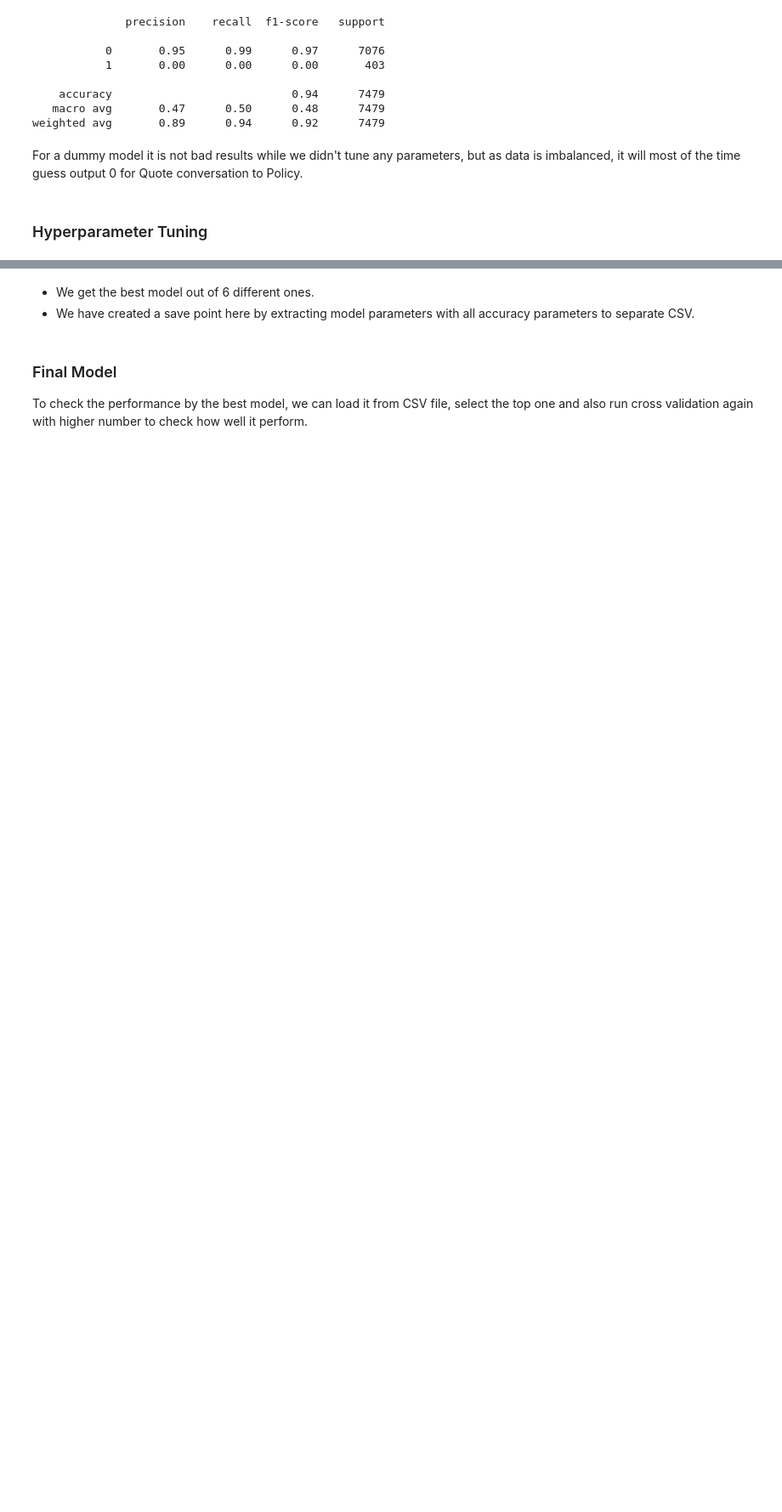
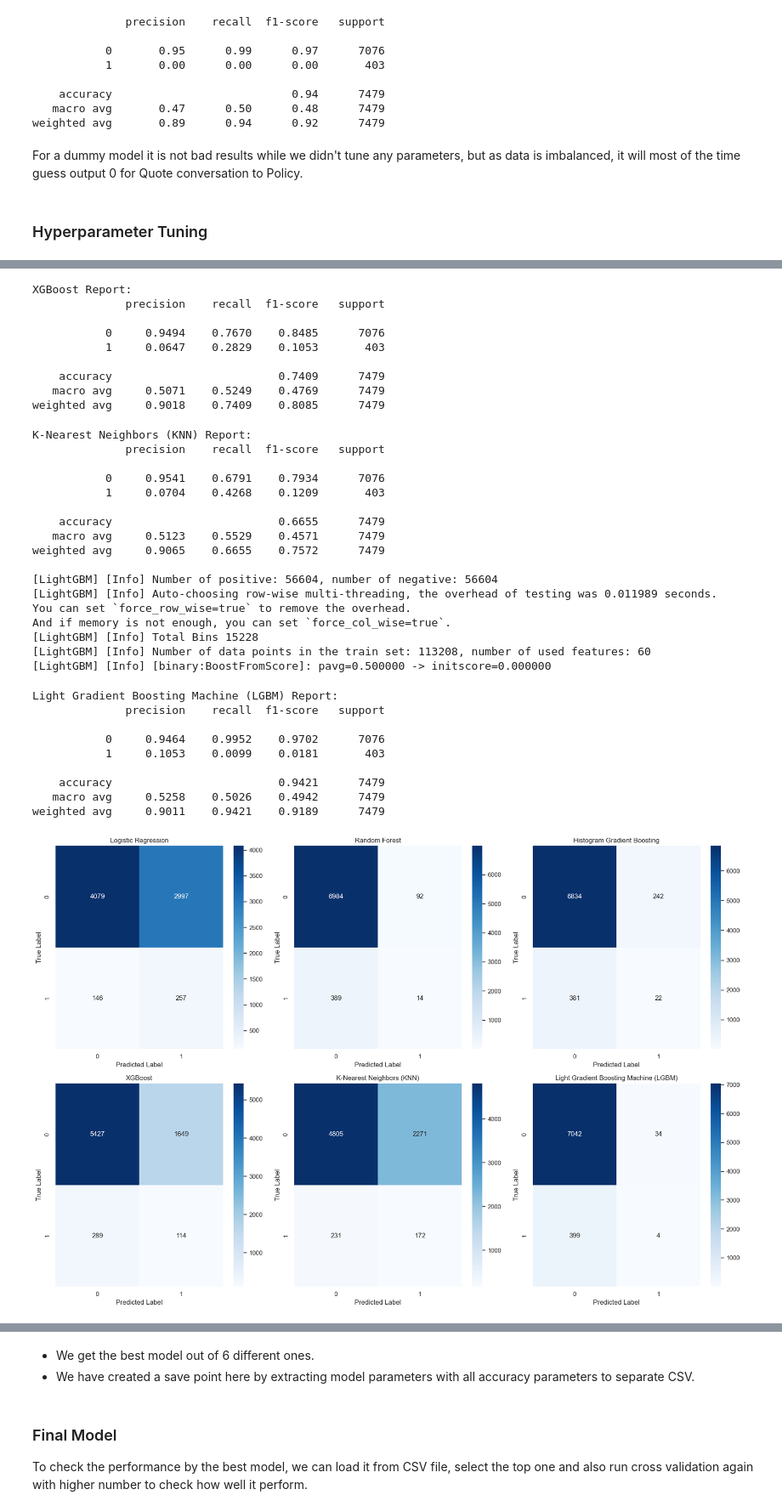
Before and after one commit to Riciokzz/motor-insurance-conversion, a Jupyter notebook: Motor Insurance Conversion Modelling.ipynb, the cells around one changed output, grey strips where cells are left out. Shown at 85% size. Cells and saved outputs as stored; diff of their text form; code cells hidden in the pictures; blank space fills up the shorter version.

```diff
--- a/Motor Insurance Conversion Modelling.ipynb
+++ b/Motor Insurance Conversion Modelling.ipynb
@@ -525,11 +546,13 @@ plt.tight_layout();
 # %%
 df_train_merge = df_train_merge.drop(
     ["ACCIDENTS_LOCAL", "ACCIDENTS_ABROAD", "DRIVING_EXPERIENCE",
-     "POWER", "WEIGHT", "ENGINE_SIZE", "TOTAL_ACCIDENTS"],
+     "POWER", "WEIGHT", "ENGINE_SIZE", "TOTAL_ACCIDENTS",
+     "POWER_PER_LITER", "ACCELERATION"],
     axis=1)
 df_test = df_test.drop(
     ["ACCIDENTS_LOCAL", "ACCIDENTS_ABROAD", "DRIVING_EXPERIENCE",
-     "POWER", "WEIGHT", "ENGINE_SIZE", "TOTAL_ACCIDENTS"],
+     "POWER", "WEIGHT", "ENGINE_SIZE", "TOTAL_ACCIDENTS",
+     "POWER_PER_LITER", "ACCELERATION"],
     axis=1)
 # %%
 plt.figure(figsize=(14, 6))
@@ -570,8 +605,8 @@ In EDA step, we saw that some of the features have widely scaled, so we will use
 # %%
 num_features = [
     "CUSTOMERAGE", "VEHICLEAGE", "SEATS",
-    "YEARLY_ACCIDENTS_PERC", "ACCELERATION",
-    "POWER_PER_LITER", "AGE_START_DRIVING"
+    "YEARLY_ACCIDENTS_PERC", "LOG_ACCELERATION",
+    "LOG_POWER_PER_LITER", "AGE_START_DRIVING"
 ]
 
 cat_features = [
@@ -580,5 +615,6 @@ cat_features = [
     "HAVE_DRIVING_EXPERIENCE", "HAVE_ACCIDENTS"
 ]
 
-ord_features = ["BONUS_MALUS"]
-bonus_malus_order = [["A", "B", "C", "D", "E", "F", "G", "H", "I", "J", "K"]]
+ord_features = ["BONUS_MALUS", "START_DRIVING_GROUP"]
+bonus_malus_order = ["A", "B", "C", "D", "E", "F", "G", "H", "I", "J", "K"]
+start_driving_order = ["too_young", "teen", "young_adult", "adult", "experienced", "senior"]
@@ -650,7 +642,7 @@ def get_preprocessor(scale_numeric=True):
     ord_transformer = Pipeline([
         ("imputer", SimpleImputer(strategy="most_frequent")),
         ("encoder", OrdinalEncoder(
-            categories=bonus_malus_order,
+            categories=[bonus_malus_order, start_driving_order],
             handle_unknown="use_encoded_value",
             unknown_value=-1))
     ])
@@ -777,14 +763,14 @@ for i, (model_name, model) in enumerate(tqdm(ml_models.items(), desc="Training m
         pipeline,
         param_distributions=param_grid,
         n_iter=25,
-        cv=3,
-        scoring="recall",
+        cv=2,
+        scoring="f1",
         verbose=0,
         random_state=42,
-        n_jobs=6
+        n_jobs=min(4, os.cpu_count())
     )
 
-    with parallel_backend("threading"):  # avoids subprocess issues on Windows
+    with parallel_backend("loky"):
         start_time = time.time()
         search.fit(df_train, y_train)
         end_time = time.time()
@@ -848,2 +838,38 @@ Fitting 3 folds for each of 25 candidates, totalling 75 fits
+XGBoost Report:
+              precision    recall  f1-score   support
+
+           0     0.9494    0.7670    0.8485      7076
+           1     0.0647    0.2829    0.1053       403
+
+    accuracy                         0.7409      7479
+   macro avg     0.5071    0.5249    0.4769      7479
+weighted avg     0.9018    0.7409    0.8085      7479
+K-Nearest Neighbors (KNN) Report:
+              precision    recall  f1-score   support
+
+           0     0.9541    0.6791    0.7934      7076
+           1     0.0704    0.4268    0.1209       403
+
+    accuracy                         0.6655      7479
+   macro avg     0.5123    0.5529    0.4571      7479
+weighted avg     0.9065    0.6655    0.7572      7479
+
+[LightGBM] [Info] Number of positive: 56604, number of negative: 56604
+[LightGBM] [Info] Auto-choosing row-wise multi-threading, the overhead of testing was 0.011989 seconds.
+You can set `force_row_wise=true` to remove the overhead.
+And if memory is not enough, you can set `force_col_wise=true`.
+[LightGBM] [Info] Total Bins 15228
+[LightGBM] [Info] Number of data points in the train set: 113208, number of used features: 60
+[LightGBM] [Info] [binary:BoostFromScore]: pavg=0.500000 -> initscore=0.000000
+Light Gradient Boosting Machine (LGBM) Report:
+              precision    recall  f1-score   support
+
+           0     0.9464    0.9952    0.9702      7076
+           1     0.1053    0.0099    0.0181       403
+
+    accuracy                         0.9421      7479
+   macro avg     0.5258    0.5026    0.4942      7479
+weighted avg     0.9011    0.9421    0.9189      7479
+[figure, added]
 # %%
 results_df = results_df.sort_values(
```
Also changed, not shown: parts of 32 cells of this notebook, 5 other files.
